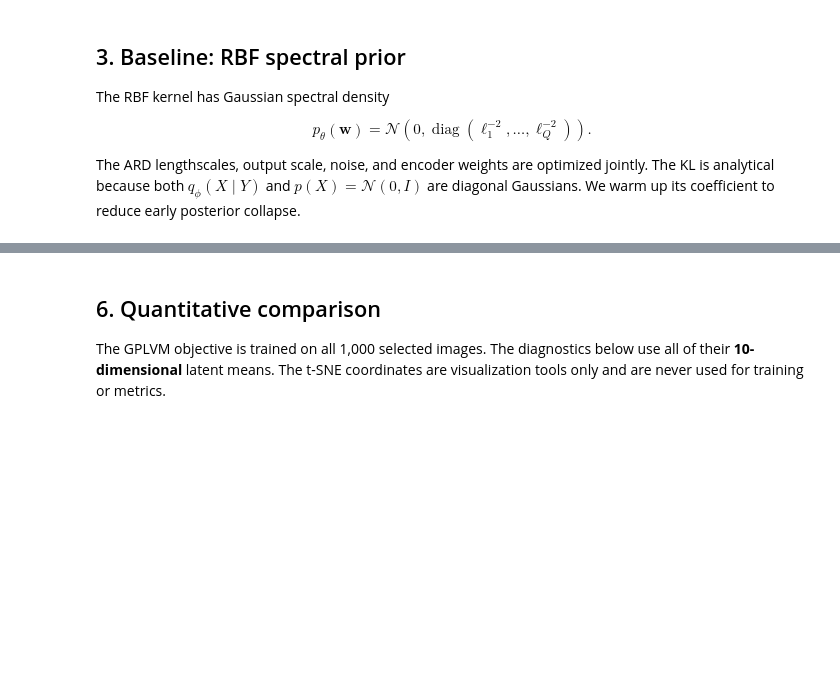
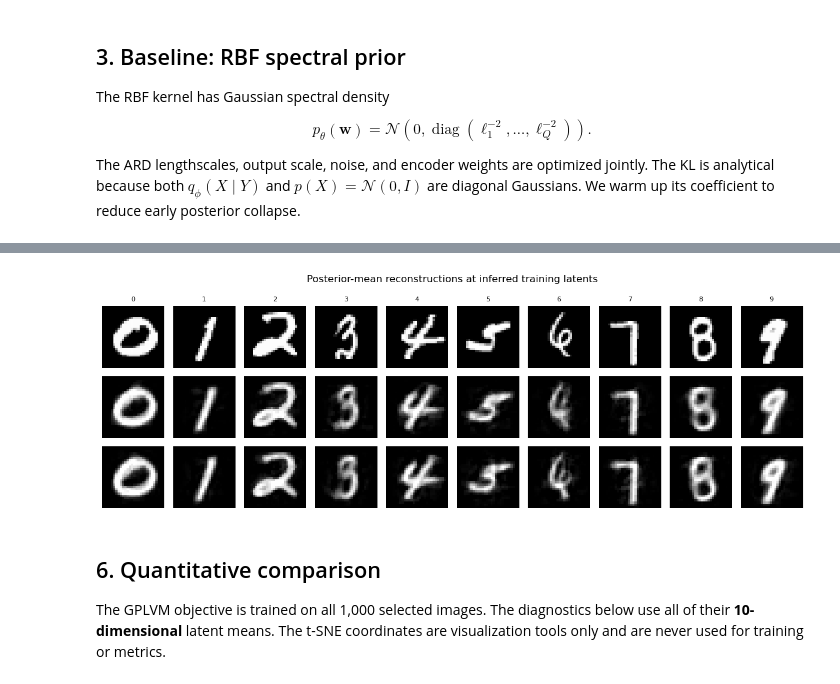
Before and after one commit to OLMOS-PM/GPPS_2026, a Jupyter notebook: gp_gplvm_mnist_demo.ipynb, the cells around one changed output, grey strips where cells are left out. Saved outputs shown, nothing was run; the diff lists cells and outputs as text; code cells hidden in the pictures; blank space fills up the shorter version.

```diff
--- a/gp_gplvm_mnist_demo.ipynb
+++ b/gp_gplvm_mnist_demo.ipynb
@@ -451,3 +402,37 @@ plot_generated_grid(mixture_generated, "Posterior-mean images — 3-Gaussian GPL
+# %%
+reconstruction_indices = np.asarray([
+    np.flatnonzero(labels == class_index)[0] for class_index in range(10)
+])
+z_rbf_tensor = torch.as_tensor(z_rbf, dtype=images.dtype, device=device)
+z_mix_tensor = torch.as_tensor(z_mix, dtype=images.dtype, device=device)
+
+rbf_reconstructions = posterior_mean_reconstructions(
+    rbf_model, images, z_rbf_tensor, z_rbf_tensor[reconstruction_indices],
+)
+mixture_reconstructions = posterior_mean_reconstructions(
+    mixture_model, images, z_mix_tensor, z_mix_tensor[reconstruction_indices],
+)
+rbf_reconstructions = (rbf_reconstructions + pixel_mean.to(device)).clamp(0, 1).cpu()
+mixture_reconstructions = (mixture_reconstructions + pixel_mean.to(device)).clamp(0, 1).cpu()
+
+fig, axes = plt.subplots(3, 10, figsize=(12, 4.2))
+row_labels = ["observed", "RBF reconstruction", "mixture reconstruction"]
+for column, image_index in enumerate(reconstruction_indices):
+    for row, image in enumerate([
+        images_raw[image_index],
+        rbf_reconstructions[column],
+        mixture_reconstructions[column],
+    ]):
+        axes[row, column].imshow(image.reshape(28, 28), cmap="gray", vmin=0, vmax=1)
+        axes[row, column].axis("off")
+        if row == 0:
+            axes[row, column].set_title(class_names[labels[image_index]], fontsize=8)
+for row, row_label in enumerate(row_labels):
+    axes[row, 0].set_ylabel(row_label, fontsize=8)
+fig.suptitle("Posterior-mean reconstructions at inferred training latents")
+plt.tight_layout()
+# %% [output]
+[figure, added]
 # %% [markdown]
 ## 6. Quantitative comparison
 
```
Also changed, not shown: parts of 18 cells of this notebook, 2 other files.
